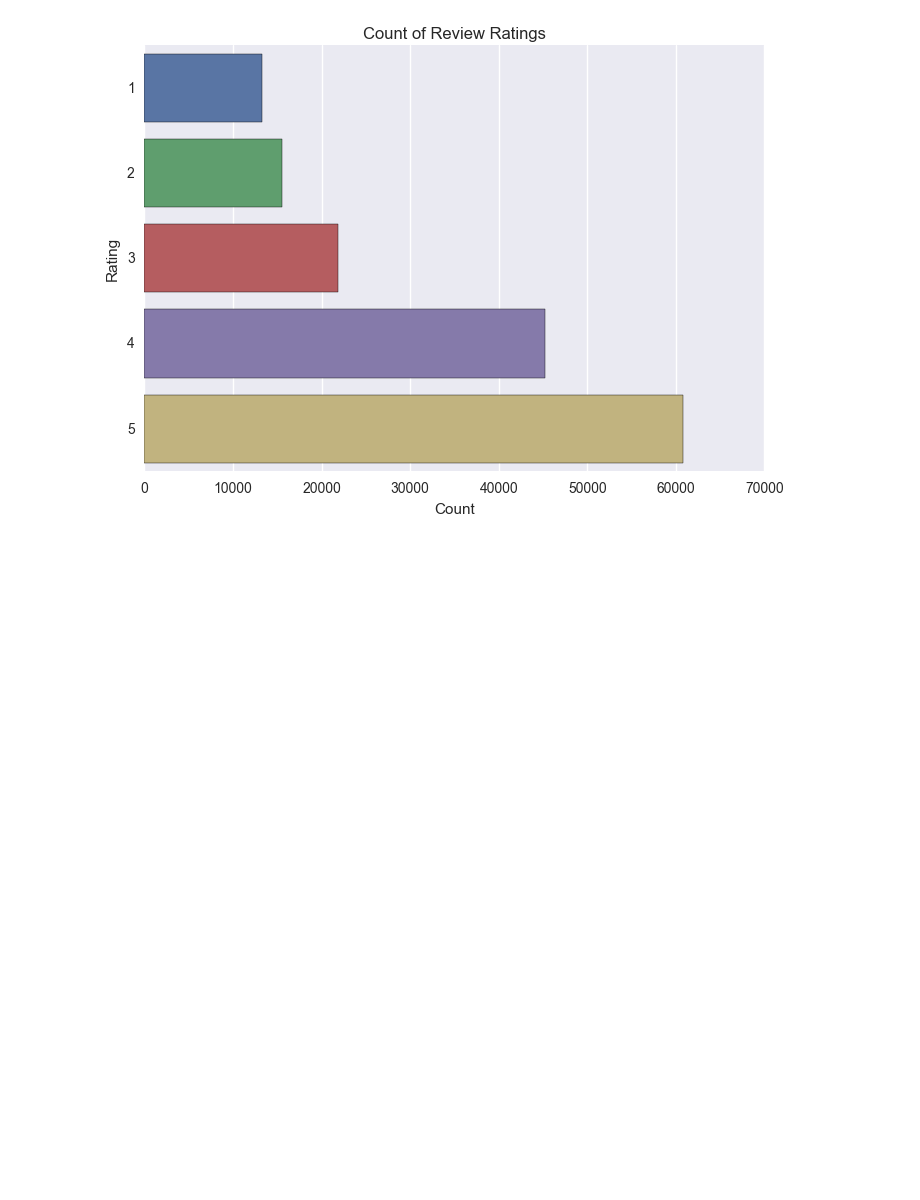
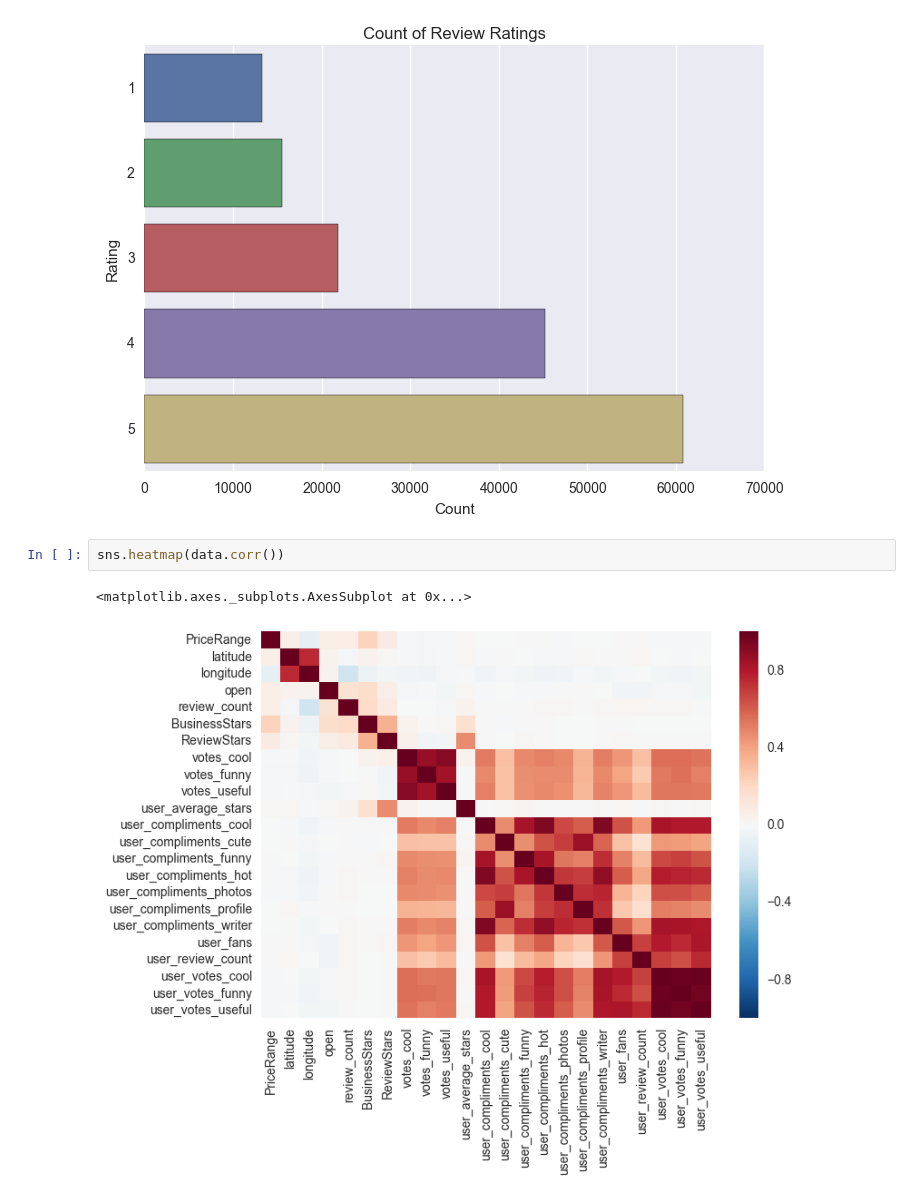
Before and after one commit to anahitabahri/Yelp-Dataset-Challenge, a Jupyter notebook: data-subsetting/yelp-data-exploration.ipynb, the cells around one changed output. Drawn from its saved outputs; the diff is of its cells as text; blank space fills up the shorter version.

```diff
--- a/data-subsetting/yelp-data-exploration.ipynb
+++ b/data-subsetting/yelp-data-exploration.ipynb
@@ -558,3 +558,8 @@ plt.title('Count of Review Ratings')
 # %% [output]
 <matplotlib.text.Text at 0x...>
 [figure]
+# %%
+sns.heatmap(data.corr())
+# %% [output]
+<matplotlib.axes._subplots.AxesSubplot at 0x...>
+[figure, added]
```
Also changed, not shown: 3 other files.
